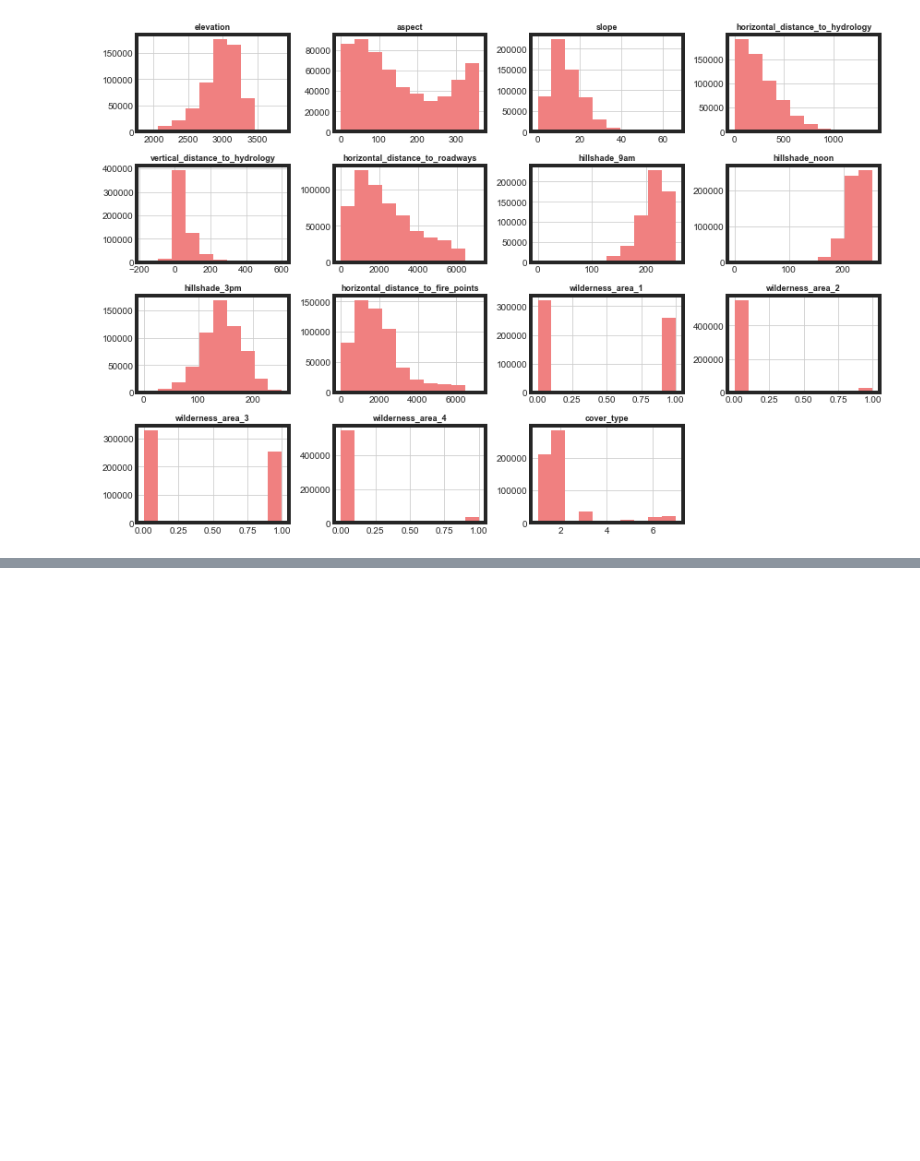
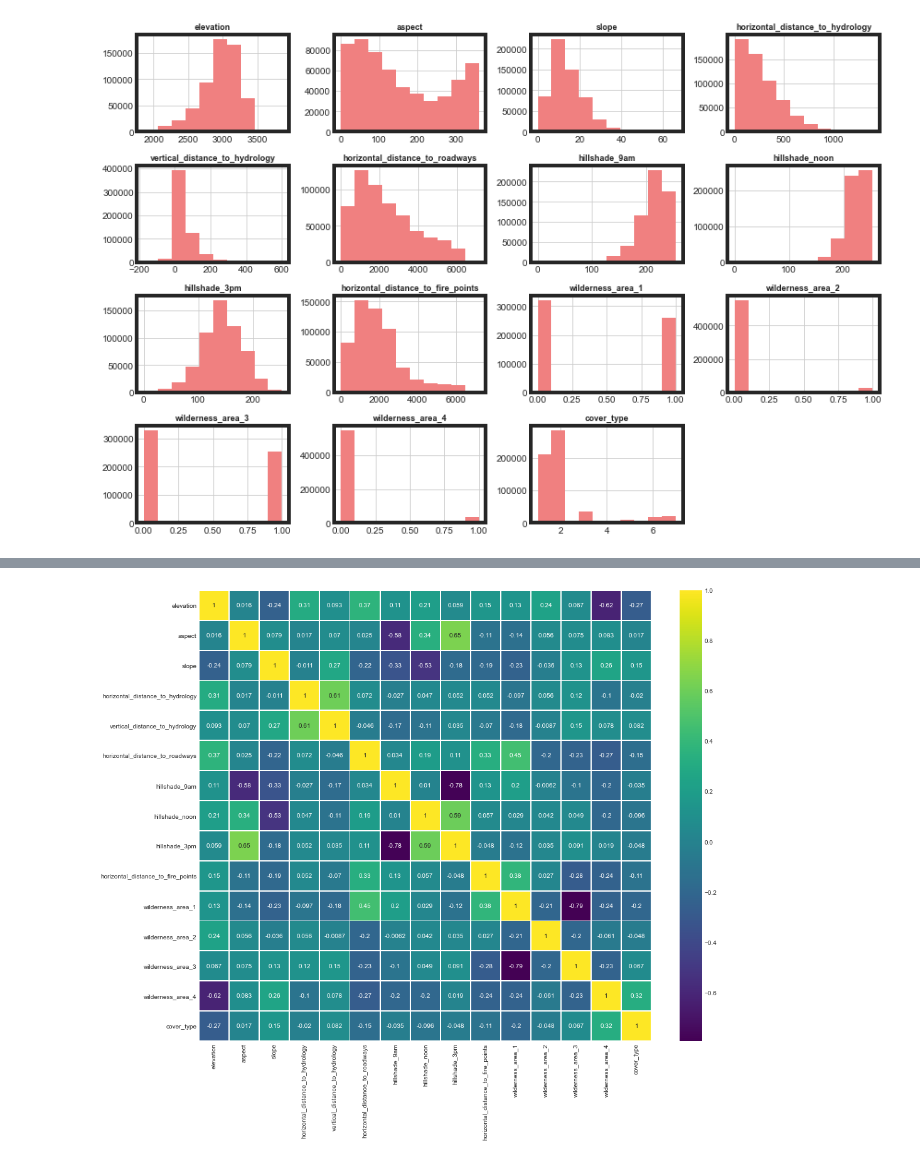
Before and after one commit to joshfuchs/DataScience_projects, a Jupyter notebook: predicting_ground_covertype.ipynb, the cells around one changed output, grey strips where cells are left out. Saved outputs shown, nothing was run; the diff lists cells and outputs as text; code cells hidden in the pictures; blank space fills up the shorter version.

```diff
--- a/predicting_ground_covertype.ipynb
+++ b/predicting_ground_covertype.ipynb
@@ -160,0 +273,8 @@ plt.show()
+# %%
+plt.figure(figsize=(15,12.5))
+
+# .corr heatmap of energy columns to visualize correlation & show plot
+sns.heatmap(no_soil_df.corr(),annot=True,linewidth=0.9,cmap='viridis')
+plt.show()
+# %% [output]
+[figure, added]
```
Also changed, not shown: parts of 8 cells of this notebook.
